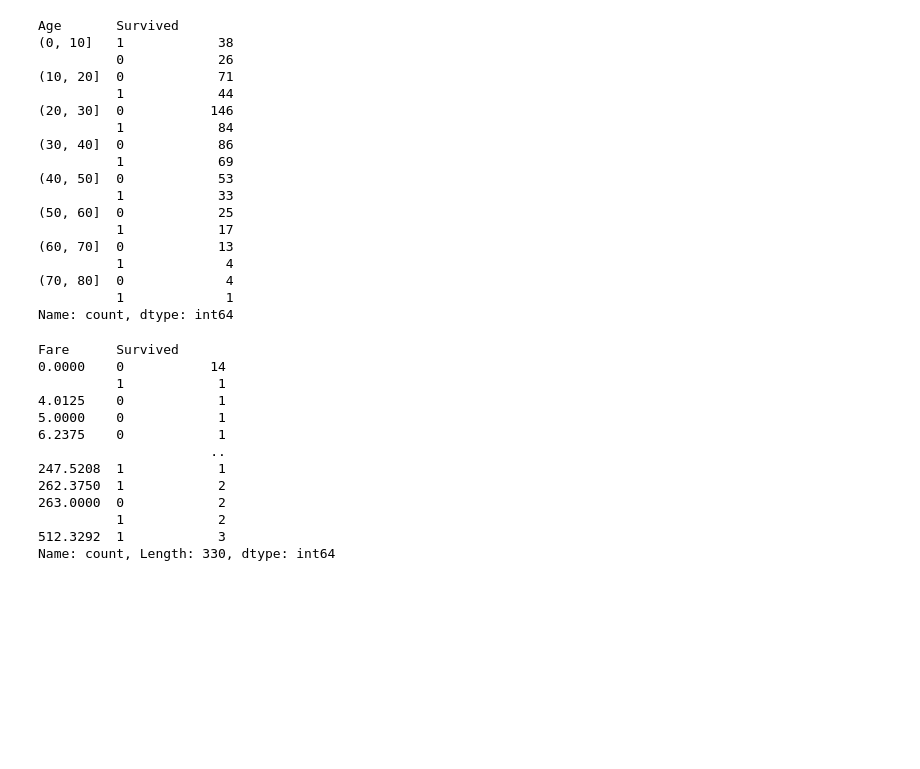
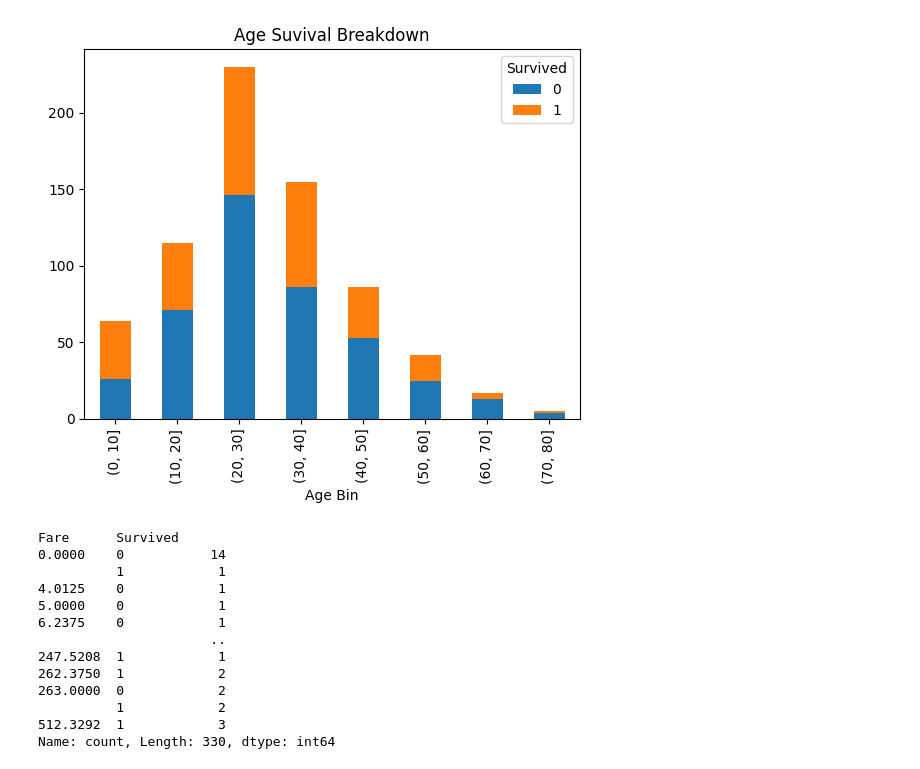
Before and after one commit to TonyGrif/titanic, a Jupyter notebook: eda/bivariate.ipynb, the cells around one changed output. Saved outputs shown, nothing was run; the diff lists cells and outputs as text; code cells hidden in the pictures; blank space fills up the shorter version.

```diff
--- a/eda/bivariate.ipynb
+++ b/eda/bivariate.ipynb
@@ -33,28 +25,14 @@ Name: count, dtype: int64
 # %%
 # Age Survival Rate
 bins = [x for x in range(0, 100, 10)]
 
-df["Survived"].groupby(pd.cut(df["Age"], bins=bins), observed=True) \
-    .value_counts()
+ax = df["Survived"] \
+    .groupby(pd.cut(df["Age"], bins=bins), observed=True) \
+    .value_counts() \
+    .unstack() \
+    .plot(kind="bar", stacked=True, title="Age Suvival Breakdown", xlabel="Age Bin")
 # %% [output]
-Age       Survived
-(0, 10]   1            38
-          0            26
-(10, 20]  0            71
-          1            44
-(20, 30]  0           146
-          1            84
-(30, 40]  0            86
-          1            69
-(40, 50]  0            53
-          1            33
-(50, 60]  0            25
-          1            17
-(60, 70]  0            13
-          1             4
-(70, 80]  0             4
-          1             1
-Name: count, dtype: int64
+[figure, added]
 # %%
 # Fare Survival Rate
 df[["Survived", "Fare"]] \
```
Also changed, not shown: parts of 3 cells of this notebook.
